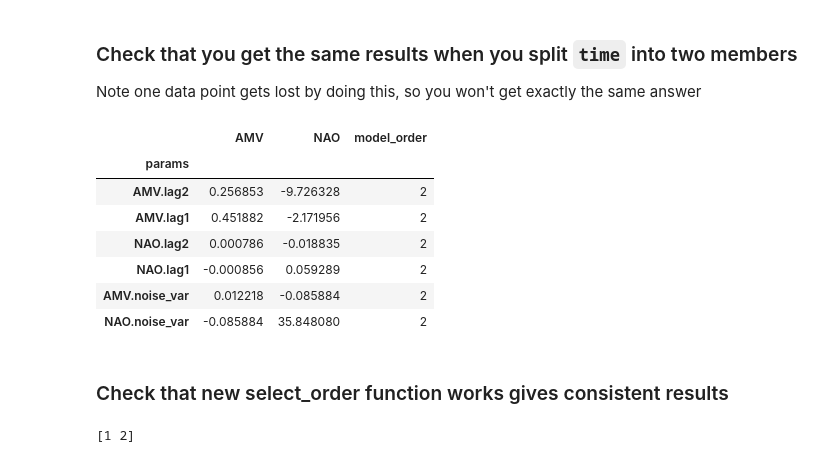
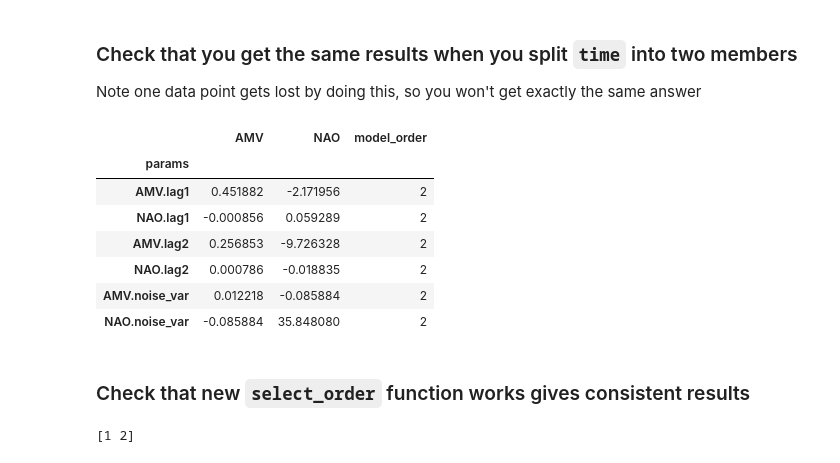
Before and after one commit to dougiesquire/Squire_2022_correlation, a Jupyter notebook: notebooks/exploratory/fit_hindcasts.ipynb, the cells around one changed output. Cells and saved outputs as stored; diff of their text form; code cells hidden in the pictures.

```diff
--- a/notebooks/exploratory/fit_hindcasts.ipynb
+++ b/notebooks/exploratory/fit_hindcasts.ipynb
@@ -80,7 +83,7 @@ their_params.to_frame(name="AMV")
 # %% [markdown]
 ### Check my VAR model fit
 # %%
-my_params = ar_model.fit(obsv, n_lags=n_lags, dim="time")
+my_params = ar_model.fit(reanalysis, n_lags=n_lags, dim="time")
 my_params.to_dataframe()
 # %% [output]
 |  | AMV | NAO | model_order |
@@ -108,9 +111,11 @@ their_params
 # %% [markdown]
 ### Check that you get the same results when you duplicate data to `bystander` and `stack` dimensions
 # %%
-obsv_stacked = xr.concat([xr.concat([obsv] * 10, dim="member")] * 2, dim="x")
+reanalysis_stacked = xr.concat(
+    [xr.concat([reanalysis] * 10, dim="member")] * 2, dim="x"
+)
 # %%
-my_params = ar_model.fit(obsv_stacked, n_lags=n_lags, dim="time")
+my_params = ar_model.fit(reanalysis_stacked, n_lags=n_lags, dim="time")
 my_params.to_dataframe()
 # %% [output]
 |  |  | AMV | NAO | model_order |
@@ -131,26 +136,26 @@ my_params.to_dataframe()
 ### Check that you get the same results when you split `time` into two members
 Note one data point gets lost by doing this, so you won't get exactly the same answer
 # %%
-first_half = obsv.isel(time=slice(int(obsv.sizes["time"] / 2)))
+first_half = reanalysis.isel(time=slice(int(reanalysis.sizes["time"] / 2)))
 first_half = first_half.assign_coords({"time": range(first_half.sizes["time"])})
-second_half = obsv.isel(time=slice(int(obsv.sizes["time"] / 2), None))
+second_half = reanalysis.isel(time=slice(int(reanalysis.sizes["time"] / 2), None))
 second_half = second_half.assign_coords({"time": range(second_half.sizes["time"])})
-obsv_stacked = xr.concat(
+reanalysis_stacked = xr.concat(
     [first_half, second_half],
     dim="member",
 )
 # %%
-my_params = ar_model.fit(obsv_stacked, n_lags=n_lags, dim="time")
+my_params = ar_model.fit(reanalysis_stacked, n_lags=n_lags, dim="time")
 my_params.to_dataframe()
 # %% [output]
 |  | AMV | NAO | model_order |
 | params |  |  |  |
+| AMV.lag1 | 0.451882 | -2.171956 | 2 |
+| NAO.lag1 | -0.000856 | 0.059289 | 2 |
 | AMV.lag2 | 0.256853 | -9.726328 | 2 |
-| AMV.lag1 | 0.451882 | -2.171956 | 2 |
 | NAO.lag2 | 0.000786 | -0.018835 | 2 |
-| NAO.lag1 | -0.000856 | 0.059289 | 2 |
 | AMV.noise_var | 0.012218 | -0.085884 | 2 |
 | NAO.noise_var | -0.085884 | 35.848080 | 2 |
 # %% [markdown]
-### Check that new select_order function works gives consistent results
+### Check that new `select_order` function works gives consistent results
 # %%
```
Also changed, not shown: parts of 24 cells of this notebook, 3 other files.
